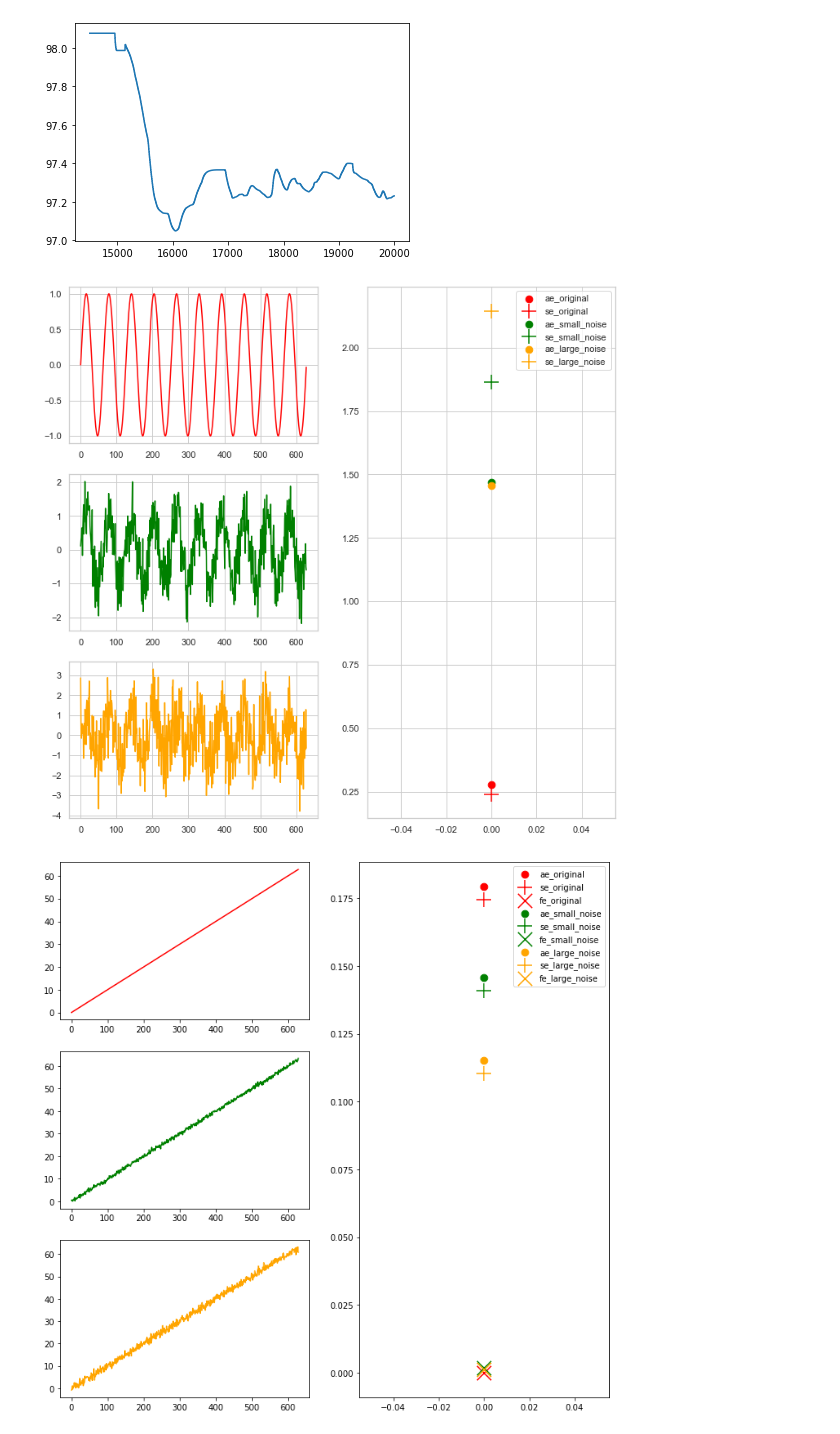
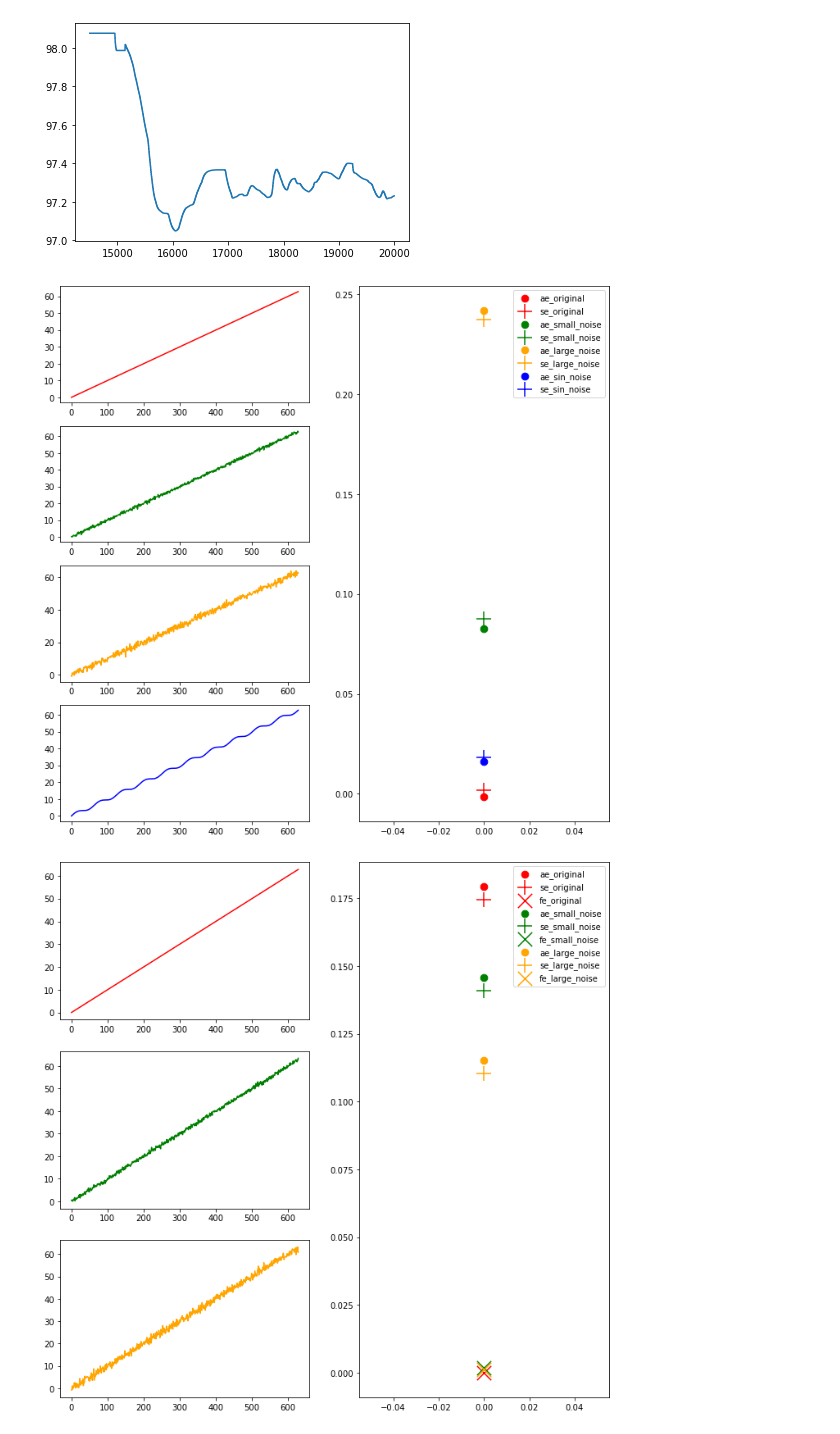
Before and after one commit to Tianyu-Zhou/nasa_project, a Jupyter notebook: cogload/cogload_nasa.ipynb, the cells around one changed output. Saved outputs shown, nothing was run; the diff lists cells and outputs as text; code cells hidden in the pictures.

```diff
--- a/cogload/cogload_nasa.ipynb
+++ b/cogload/cogload_nasa.ipynb
@@ -616,15 +609,18 @@ for home, dirs, files in os.walk(path):
                 local_name[name  + '_' + group + '_pos_' + axis + '_entropy'] = []
                 local_name[name  + '_' + group + '_vel_' + axis + '_entropy'] = []
                 local_name[name  + '_' + group + '_vel_' + axis + '_mean'] = []
+                local_name[name  + '_' + group + '_acc_' + axis + '_mean'] = []
 
                 for h,d in local_name[group + '_pd_groupby']:
                     local_name[name  + '_' + group + '_pos_' + axis + '_entropy'].append(SampEn(d[column_name + axis].values, m, r=0.2 * np.std(d[column_name + axis].values)))
                     local_name[name  + '_' + group + '_vel_' + axis + '_entropy'].append(SampEn(d['vel_' + axis].values, m, r=0.2 * np.std(d['vel_' + axis].values)))
                     local_name[name  + '_' + group + '_vel_' + axis + '_mean'].append(d['vel_' + axis].values.mean())
+                    local_name[name  + '_' + group + '_acc_' + axis + '_mean'].append(d['acc_' + axis].values.mean())
 
                 np.save(path + name  + '_' + group + '_pos_' + axis + '_entropy',local_name[name  + '_' + group + '_pos_' + axis + '_entropy'])
                 np.save(path + name  + '_' + group + '_vel_' + axis + '_entropy',local_name[name  + '_' + group + '_vel_' + axis + '_entropy'])
                 np.save(path + name  + '_' + group + '_vel_' + axis + '_mean',local_name[name  + '_' + group + '_vel_' + axis + '_mean'])
+                np.save(path + name  + '_' + group + '_acc_' + axis + '_mean',local_name[name  + '_' + group + '_acc_' + axis + '_mean'])
 
 
 
@@ -1064,28 +1106,33 @@ def Fuzzy_Entropy(x, m, r=0.25, n=2):
     return entropy
 # %%
 x = np.arange(0,20*np.pi,0.1)
-y = np.sin(x)
-# y = x
+y_sin = np.sin(x)
+y_linear = x
 y_small_noise = []
 y_large_noise = []
+y_sin_noise = []
 for i in range(len(y)):
     small_noise = np.random.normal(0,0.5,1)
     large_noise = np.random.normal(0,1,1)
-    y_small_noise.append(y[i] + small_noise)
-    y_large_noise.append(y[i] + large_noise)
+    y_small_noise.append(y_linear[i] + small_noise)
+    y_large_noise.append(y_linear[i] + large_noise)
+    y_sin_noise.append(y_linear[i] + y_sin[i])
 
 y = np.array(y)
 y_small_noise = np.array(y_small_noise).ravel()
 y_large_noise = np.array(y_large_noise).ravel()
+y_sin_noise = np.array(y_sin_noise).ravel()
 # %%
 m = 2
-set_r = 0.2
+set_r = 0.15
 ae_origin = ApEn(y, m, r=set_r * np.std(y))
 ae_small_noise = ApEn(y_small_noise, m, r=set_r * np.std(y_small_noise))
 ae_large_noise = ApEn(y_large_noise, m, r=set_r * np.std(y_large_noise))
+ae_sin_noise = ApEn(y_sin_noise, m, r=set_r * np.std(y_sin_noise))
 se_origin = SampEn(y, m, r=set_r * np.std(y))
 se_small_noise = SampEn(y_small_noise, m, r=set_r * np.std(y_small_noise))
 se_large_noise = SampEn(y_large_noise, m, r=set_r * np.std(y_large_noise))
+se_sin_noise = SampEn(y_sin_noise, m, r=set_r * np.std(y_sin_noise))
 # se_csdn_origin = SampEn_csdn(y, m, r=set_r * np.std(y))
 # se_csdn_small_noise = SampEn_csdn(y_small_noise, m, r=set_r * np.std(y_small_noise))
 # se_csdn_large_noise = SampEn_csdn(y_large_noise, m, r=set_r * np.std(y_large_noise))
@@ -1100,30 +1147,31 @@ se_large_noise = SampEn(y_large_noise, m, r=set_r * np.std(y_large_noise))
 # fe_large_noise = Fuzzy_Entropy(y_large_noise, m, r=set_r)
 # %%
 plt.figure(figsize=(12,12))
-plt.subplot(321)
+plt.subplot(421)
 plt.plot(y,c="red")
-plt.subplot(323)
+plt.subplot(423)
 plt.plot(y_small_noise,c="green")
-plt.subplot(325)
+plt.subplot(425)
 plt.plot(y_large_noise,c="orange")
+plt.subplot(427)
+plt.plot(y_sin_noise,c="blue")
 plt.subplot(122)
 # plt.scatter([0,0,0],[en_origin,en_small_noise,en_large_noise],c=["red","green","orange"],marker='+')
 # plt.scatter([0,0,0,0],[en_origin,ae_origin,se_origin,fe_origin],c=["red","green","orange","blue"])
 # plt.scatter([0,0,0,0],[en_small_noise,ae_small_noise,se_small_noise,fe_small_noise],c=["red","green","orange","blue"])
 # plt.scatter([0,0,0,0],[en_large_noise,ae_large_noise,se_large_noise,fe_large_noise],c=["red","green","orange","blue"])
 plt.scatter([0],[ae_origin],c=["red"],marker='.',label='ae_original',s=300)
 plt.scatter([0],[se_origin],c=["red"],marker='+',label='se_original',s=300)
-# plt.scatter([0],[se_csdn_origin],c=["red"],marker='x',label='fe_original',s=300)
 plt.scatter([0],[ae_small_noise],c=["green"],marker='.',label='ae_small_noise',s=300)
 plt.scatter([0],[se_small_noise],c=["green"],marker='+',label='se_small_noise',s=300)
-# plt.scatter([0],[se_csdn_small_noise],c=["green"],marker='x',label='fe_small_noise',s=300)
 plt.scatter([0],[ae_large_noise],c=["orange"],marker='.',label='ae_large_noise',s=300)
 plt.scatter([0],[se_large_noise],c=["orange"],marker='+',label='se_large_noise',s=300)
-# plt.scatter([0],[se_csdn_large_noise],c=["orange"],marker='x',label='fe_large_noise',s=300)
+plt.scatter([0],[ae_sin_noise],c=["blue"],marker='.',label='ae_sin_noise',s=300)
+plt.scatter([0],[se_sin_noise],c=["blue"],marker='+',label='se_sin_noise',s=300)
 plt.legend()
 plt.show()
 # %% [output]
-[figure, old version]
+[figure, new version]
 # %%
 plt.figure(figsize=(12,12))
 plt.subplot(321)
```
Also changed, not shown: parts of 5 cells of this notebook, 1 other file.
